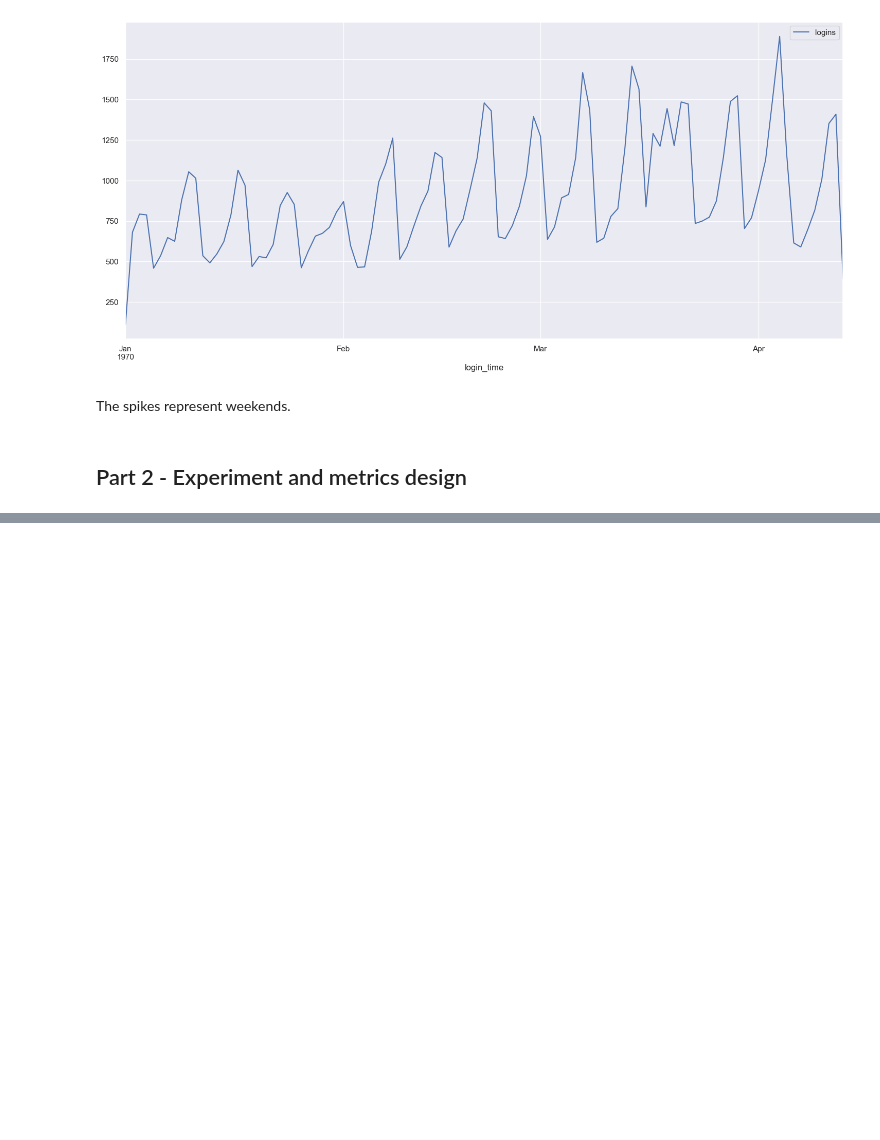
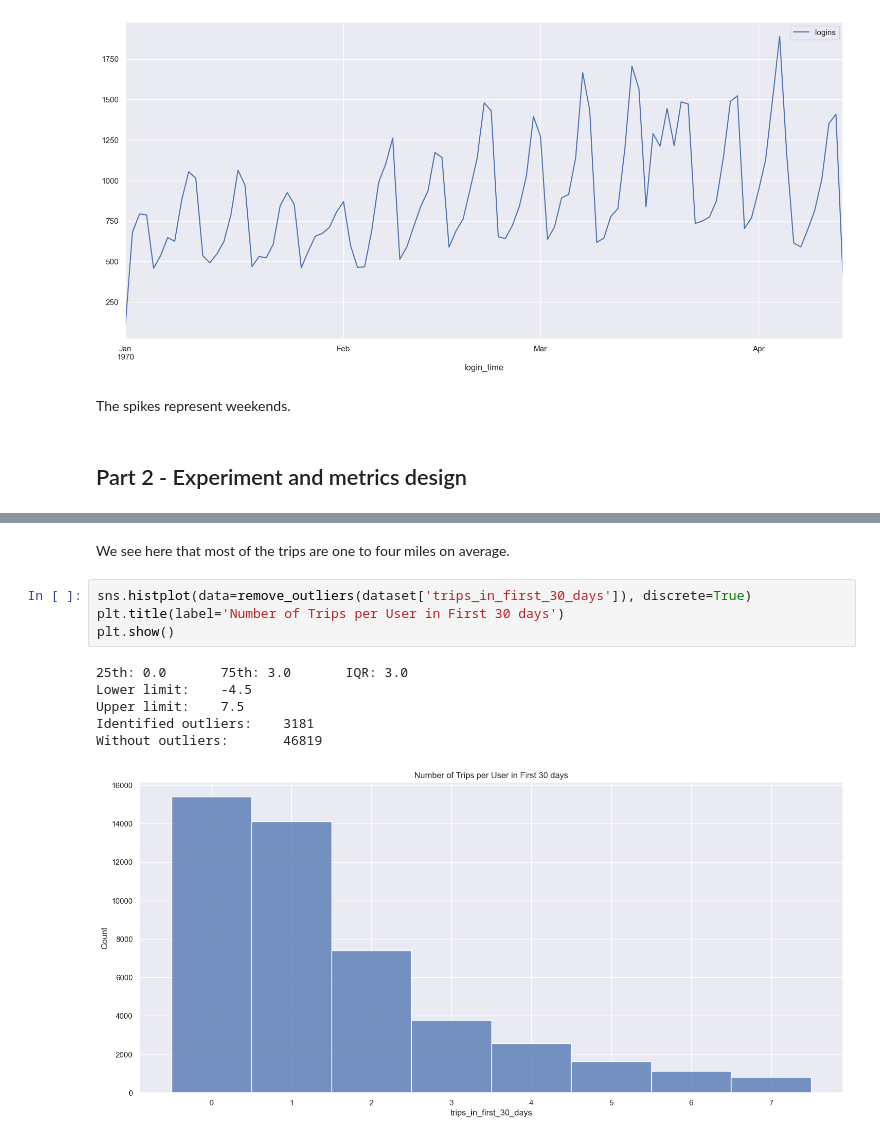
Before and after one commit to rcepedaraza/ultimate-technologies-take-home-challenge, a Jupyter notebook: data-analysis-interview-challenge.ipynb, the cells around one changed output, grey strips where cells are left out. Cells and saved outputs as stored; diff of their text form; blank space fills up the shorter version.

```diff
--- a/data-analysis-interview-challenge.ipynb
+++ b/data-analysis-interview-challenge.ipynb
@@ -205,0 +350,13 @@ If we get to reject the Ho, we can say that reimbursing toll costs is making dri
+# %% [markdown]
+We see here that most of the trips are one to four miles on average.
+# %%
+sns.histplot(data=remove_outliers(dataset['trips_in_first_30_days']), discrete=True)
+plt.title(label='Number of Trips per User in First 30 days')
+plt.show()
+# %% [output]
+25th: 0.0       75th: 3.0       IQR: 3.0
+Lower limit:    -4.5
+Upper limit:    7.5
+Identified outliers:    3181
+Without outliers:       46819
+[figure, added]
```
Also changed, not shown: parts of 45 cells of this notebook.
